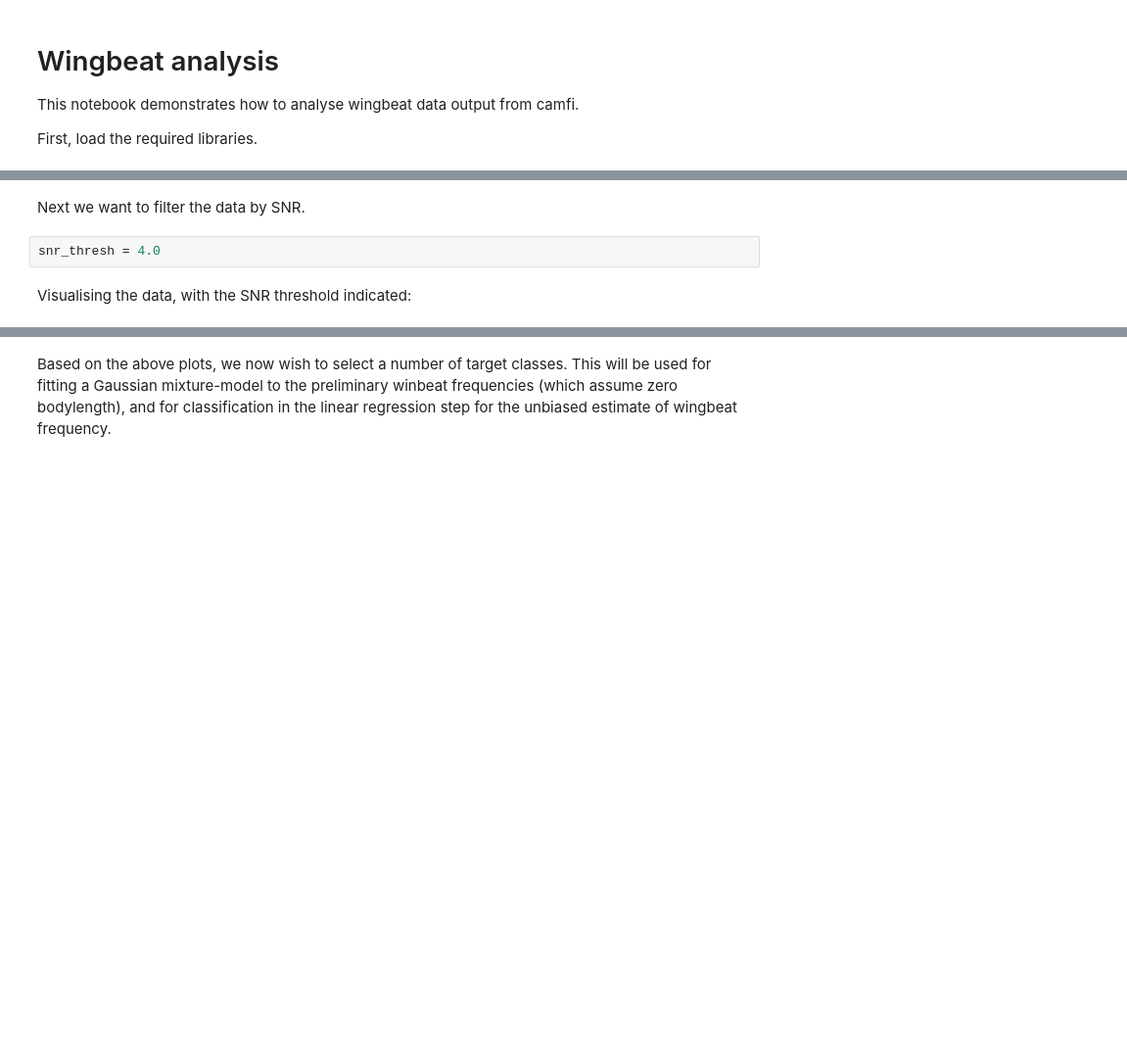
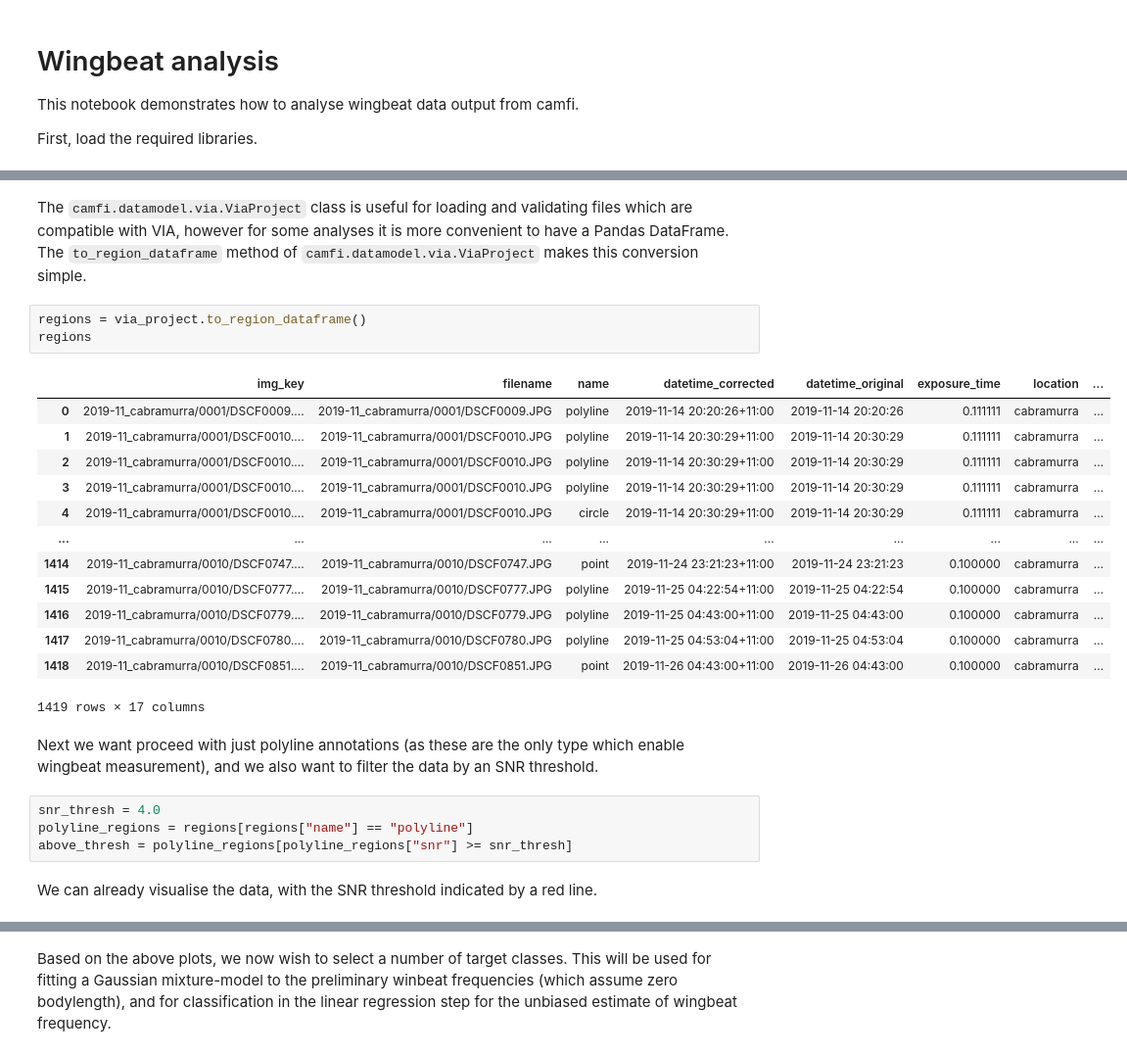
Before and after one commit to J-Wall/camfi, a Jupyter notebook: examples/wingbeat_analysis.ipynb, the cells around one changed output, grey strips where cells are left out. Shown at 98% size. Saved outputs shown, nothing was run; the diff lists cells and outputs as text; blank space fills up the shorter version.

```diff
--- a/examples/wingbeat_analysis.ipynb
+++ b/examples/wingbeat_analysis.ipynb
@@ -54,6 +64,27 @@ data = np.loadtxt(
+# %% [markdown]
+The `camfi.datamodel.via.ViaProject` class is useful for loading and validating files which are compatible with VIA, however for some analyses it is more convenient to have a Pandas DataFrame. The `to_region_dataframe` method of `camfi.datamodel.via.ViaProject` makes this conversion simple.
+# %%
+regions = via_project.to_region_dataframe()
+regions
+# %% [output]
+|  | img_key | filename | name | datetime_corrected | datetime_original | exposure_time | location | ... |
+| 0 | 2019-11_cabramurra/0001/DSCF0009.... | 2019-11_cabramurra/0001/DSCF0009.JPG | polyline | 2019-11-14 20:20:26+11:00 | 2019-11-14 20:20:26 | 0.111111 | cabramurra | ... |
+| 1 | 2019-11_cabramurra/0001/DSCF0010.... | 2019-11_cabramurra/0001/DSCF0010.JPG | polyline | 2019-11-14 20:30:29+11:00 | 2019-11-14 20:30:29 | 0.111111 | cabramurra | ... |
+| 2 | 2019-11_cabramurra/0001/DSCF0010.... | 2019-11_cabramurra/0001/DSCF0010.JPG | polyline | 2019-11-14 20:30:29+11:00 | 2019-11-14 20:30:29 | 0.111111 | cabramurra | ... |
+| 3 | 2019-11_cabramurra/0001/DSCF0010.... | 2019-11_cabramurra/0001/DSCF0010.JPG | polyline | 2019-11-14 20:30:29+11:00 | 2019-11-14 20:30:29 | 0.111111 | cabramurra | ... |
+| 4 | 2019-11_cabramurra/0001/DSCF0010.... | 2019-11_cabramurra/0001/DSCF0010.JPG | circle | 2019-11-14 20:30:29+11:00 | 2019-11-14 20:30:29 | 0.111111 | cabramurra | ... |
+| ... | ... | ... | ... | ... | ... | ... | ... | ... |
+| 1414 | 2019-11_cabramurra/0010/DSCF0747.... | 2019-11_cabramurra/0010/DSCF0747.JPG | point | 2019-11-24 23:21:23+11:00 | 2019-11-24 23:21:23 | 0.100000 | cabramurra | ... |
+| 1415 | 2019-11_cabramurra/0010/DSCF0777.... | 2019-11_cabramurra/0010/DSCF0777.JPG | polyline | 2019-11-25 04:22:54+11:00 | 2019-11-25 04:22:54 | 0.100000 | cabramurra | ... |
+| 1416 | 2019-11_cabramurra/0010/DSCF0779.... | 2019-11_cabramurra/0010/DSCF0779.JPG | polyline | 2019-11-25 04:43:00+11:00 | 2019-11-25 04:43:00 | 0.100000 | cabramurra | ... |
+| 1417 | 2019-11_cabramurra/0010/DSCF0780.... | 2019-11_cabramurra/0010/DSCF0780.JPG | polyline | 2019-11-25 04:53:04+11:00 | 2019-11-25 04:53:04 | 0.100000 | cabramurra | ... |
+| 1418 | 2019-11_cabramurra/0010/DSCF0851.... | 2019-11_cabramurra/0010/DSCF0851.JPG | point | 2019-11-26 04:43:00+11:00 | 2019-11-26 04:43:00 | 0.100000 | cabramurra | ... |
+1419 rows × 17 columns
 # %% [markdown]
-Next we want to filter the data by SNR.
+Next we want proceed with just polyline annotations (as these are the only type which enable wingbeat measurement), and we also want to filter the data by an SNR threshold.
-# %%
-snr_thresh = 4.0
+# %%
+snr_thresh = 4.0
+polyline_regions = regions[regions["name"] == "polyline"]
+above_thresh = polyline_regions[polyline_regions["snr"] >= snr_thresh]
 # %% [markdown]
-Visualising the data, with the SNR threshold indicated:
+We can already visualise the data, with the SNR threshold indicated by a red line.
```
Also changed, not shown: parts of 26 cells of this notebook, 12 other files.
